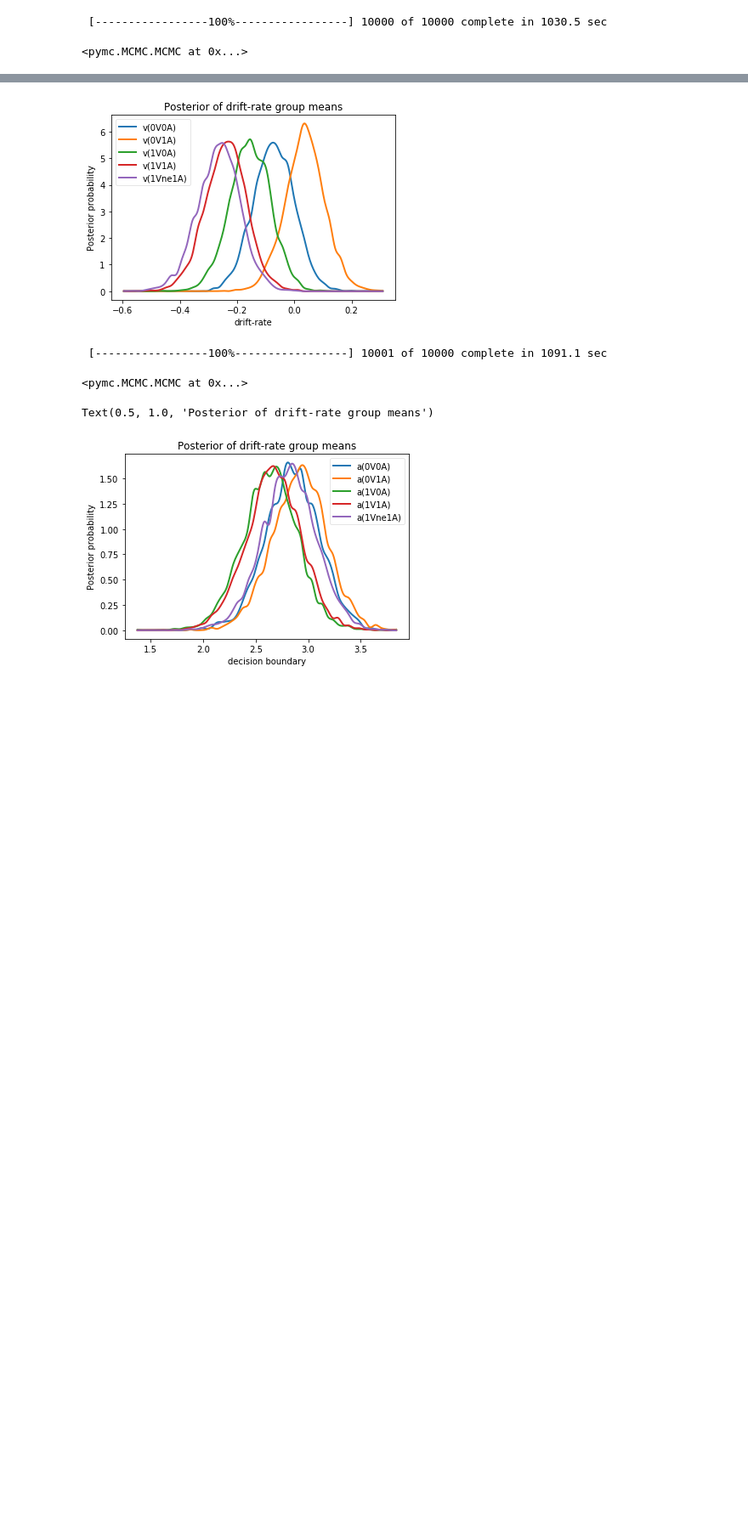
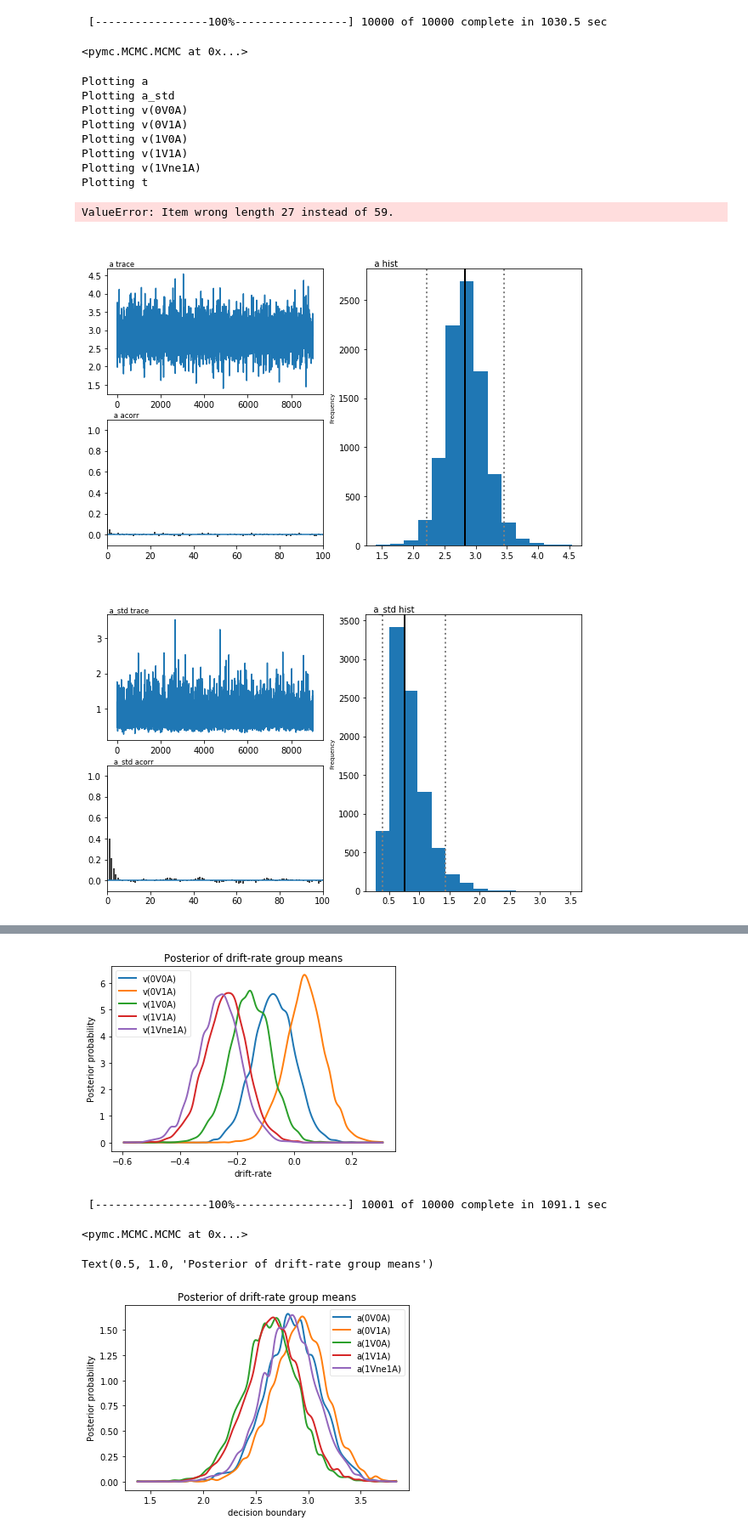
Before and after one commit to cogcommscience-lab/movie_selection, a Jupyter notebook: ddm_analysis/pilot2_analysis.ipynb, the cells around one changed output, grey strips where cells are left out. Shown: that part at 85% size. Saved outputs shown, nothing was run; the diff lists cells and outputs as text; code cells hidden in the pictures; blank space fills up the shorter version.

```diff
--- a/ddm_analysis/pilot2_analysis.ipynb
+++ b/ddm_analysis/pilot2_analysis.ipynb
@@ -120,3 +120,17 @@ m_stim.sample(10000, burn=1000)
 # %% [output]
  [-----------------100%-----------------] 10000 of 10000 complete in 1030.5 sec
 <pymc.MCMC.MCMC at 0x...>
+# %%
+m_stim.plot_posteriors(['a', 't', 'v', 'a_std'])
+# %% [output]
+Plotting a
+Plotting a_std
+Plotting v(0V0A)
+Plotting v(0V1A)
+Plotting v(1V0A)
+Plotting v(1V1A)
+Plotting v(1Vne1A)
+Plotting t
+ValueError: Item wrong length 27 instead of 59.
+[figure, added]
+[figure, added]
```
Also changed, not shown: parts of 2 cells of this notebook, 2 other files.
